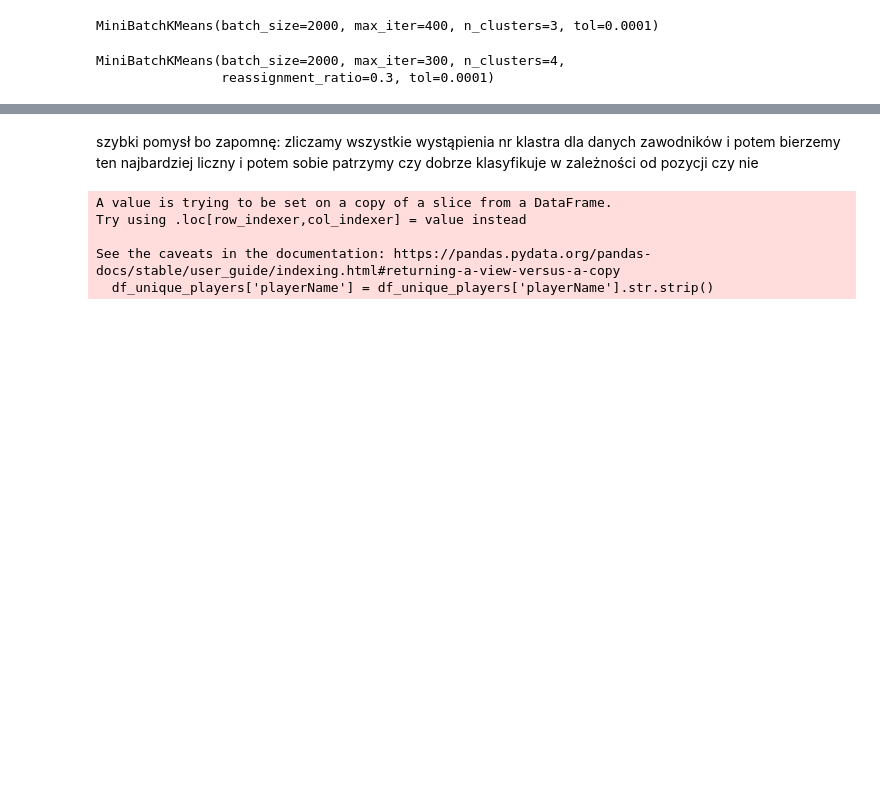
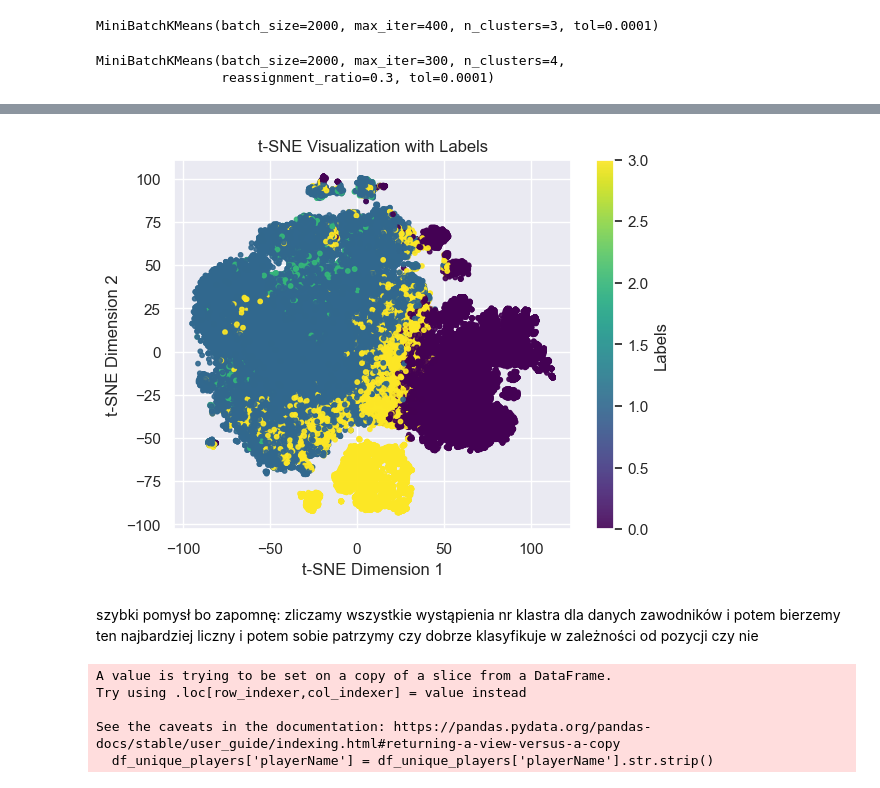
Before and after one commit to tomaszzywicki/Soccer-matches-data-analysis, a Jupyter notebook: code/KM3/models.ipynb, the cells around one changed output, grey strips where cells are left out. Saved outputs shown, nothing was run; the diff lists cells and outputs as text; code cells hidden in the pictures; blank space fills up the shorter version.

```diff
--- a/code/KM3/models.ipynb
+++ b/code/KM3/models.ipynb
@@ -351,0 +356,4 @@ visualize_pca_dataset_labels(df, best_miniBatch_4.labels_)
+# %%
+visualize_tsne_dataset_labels(df, best_miniBatch_4.labels_)
+# %% [output]
+[figure, added]
```
Also changed, not shown: parts of 4 cells of this notebook.
